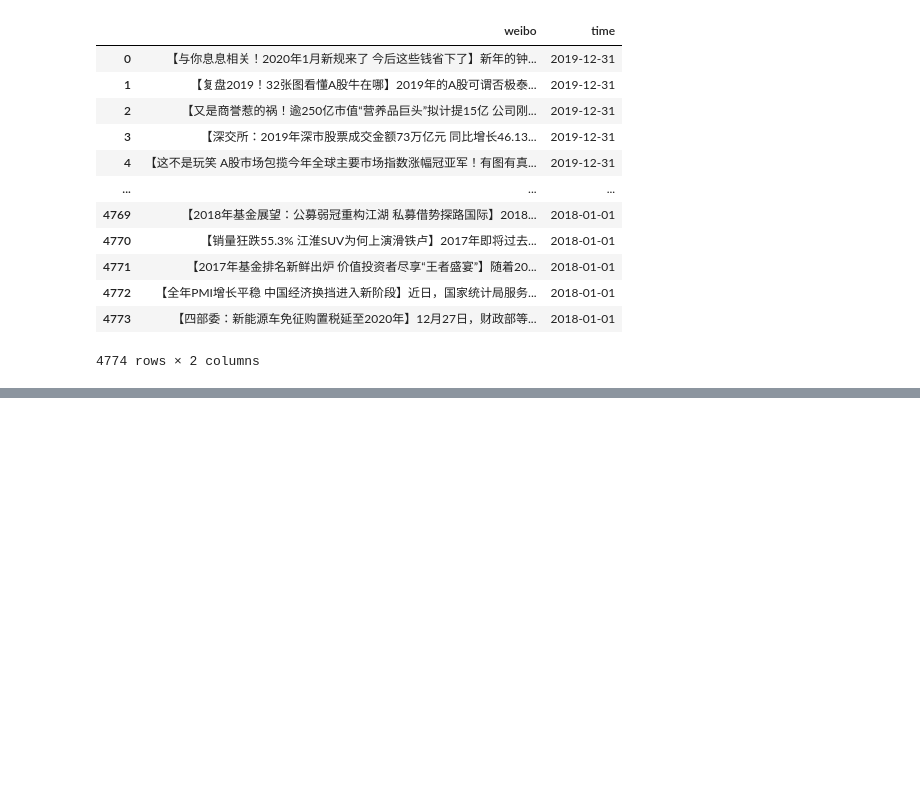
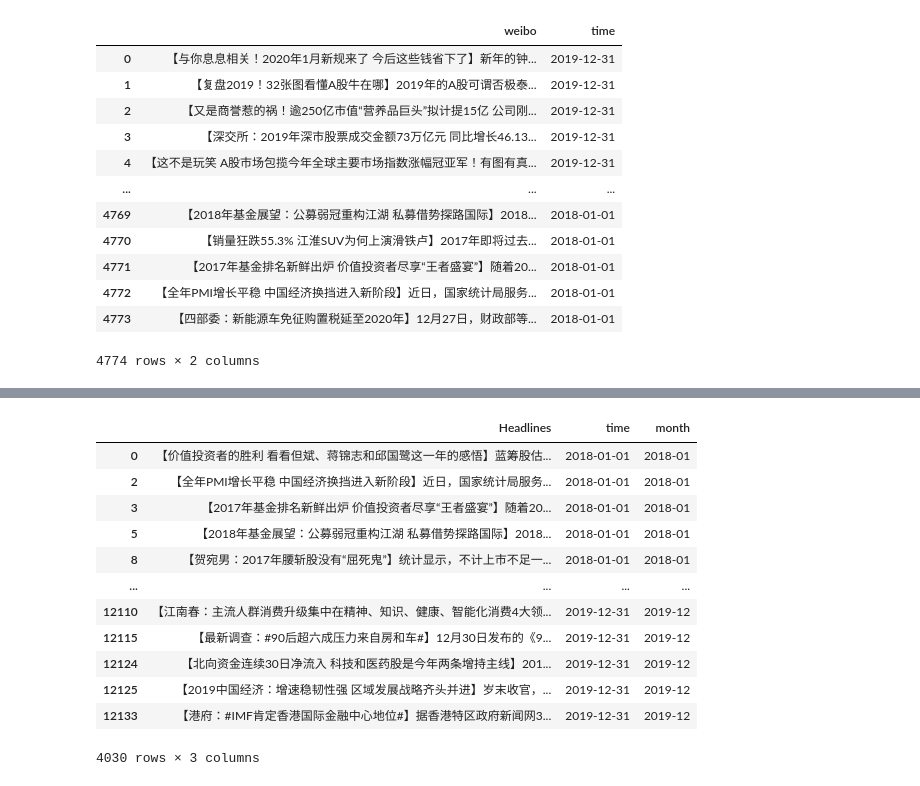
Before and after one commit to JANE-WANG-X/2025, a Jupyter notebook: data_cleaning.ipynb, the cells around one changed output, grey strips where cells are left out. Saved outputs shown, nothing was run; the diff lists cells and outputs as text; code cells hidden in the pictures; blank space fills up the shorter version.

```diff
--- a/data_cleaning.ipynb
+++ b/data_cleaning.ipynb
@@ -338,0 +551,16 @@ merged_df.to_csv("data_cleaned/china_news.csv")
+# %%
+filtered_china_df
+# %% [output]
+|  | Headlines | time | month |
+| 0 | 【价值投资者的胜利 看看但斌、蒋锦志和邱国鹭这一年的感悟】蓝筹股估... | 2018-01-01 | 2018-01 |
+| 2 | 【全年PMI增长平稳 中国经济换挡进入新阶段】近日，国家统计局服务... | 2018-01-01 | 2018-01 |
+| 3 | 【2017年基金排名新鲜出炉 价值投资者尽享“王者盛宴”】随着20... | 2018-01-01 | 2018-01 |
+| 5 | 【2018年基金展望：公募弱冠重构江湖 私募借势探路国际】2018... | 2018-01-01 | 2018-01 |
+| 8 | 【贺宛男：2017年腰斩股没有“屈死鬼”】统计显示，不计上市不足一... | 2018-01-01 | 2018-01 |
+| ... | ... | ... | ... |
+| 12110 | 【江南春：主流人群消费升级集中在精神、知识、健康、智能化消费4大领... | 2019-12-31 | 2019-12 |
+| 12115 | 【最新调查：#90后超六成压力来自房和车#】12月30日发布的《9... | 2019-12-31 | 2019-12 |
+| 12124 | 【北向资金连续30日净流入 科技和医药股是今年两条增持主线】201... | 2019-12-31 | 2019-12 |
+| 12125 | 【2019中国经济：增速稳韧性强 区域发展战略齐头并进】岁末收官，... | 2019-12-31 | 2019-12 |
+| 12133 | 【港府：#IMF肯定香港国际金融中心地位#】据香港特区政府新闻网3... | 2019-12-31 | 2019-12 |
+4030 rows × 3 columns
```
Also changed, not shown: parts of 19 cells of this notebook.
